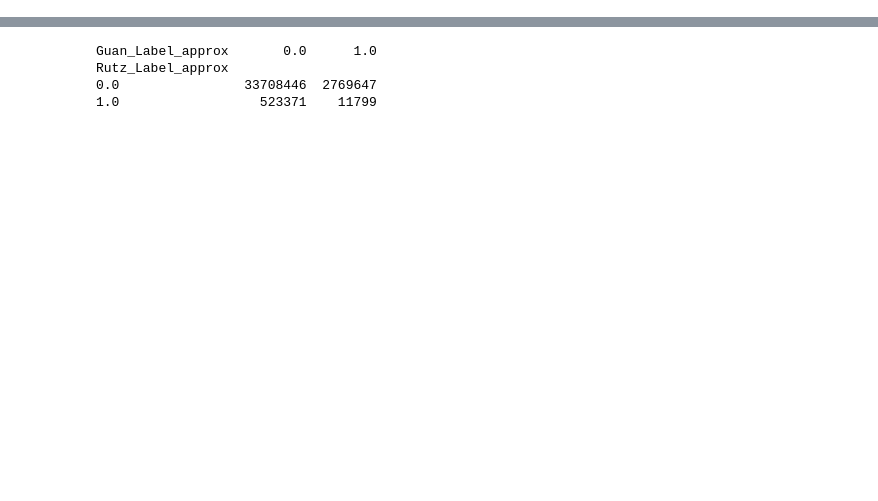
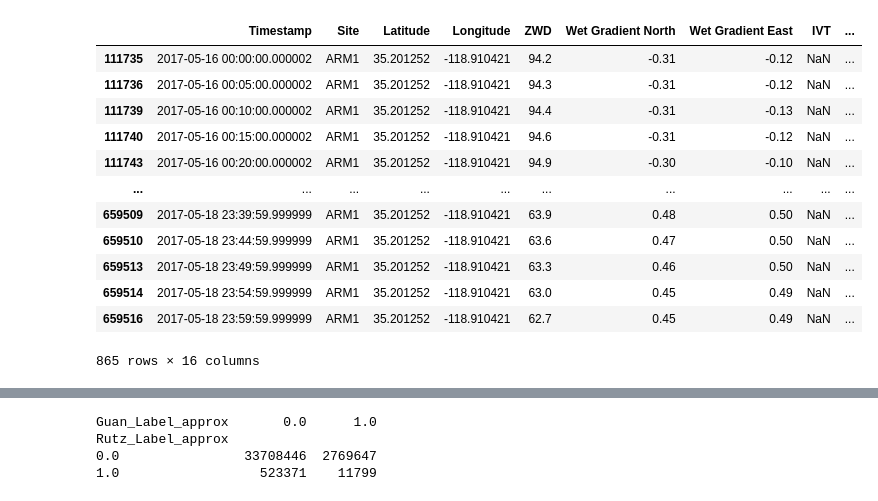
Before and after one commit to rohithreddy0087/integrated_weather_dataset, a Jupyter notebook: scripts/analysis/labels_coherence.ipynb, the cells around one changed output, grey strips where cells are left out. Drawn from its saved outputs; the diff is of its cells as text; code cells hidden in the pictures; blank space fills up the shorter version.

```diff
--- a/scripts/analysis/labels_coherence.ipynb
+++ b/scripts/analysis/labels_coherence.ipynb
@@ -12,4 +13,5 @@ from sklearn.metrics import confusion_matrix, cohen_kappa_score, roc_curve, auc
 # %%
-df = dd.read_parquet('/root/data/rrr/integrated_weather_dataset/data/integrated/parquet_fixed/2006.parquet')
-pdf = df.compute()
-pdf
+df1 = dd.read_parquet('/root/data/rrr/integrated_weather_dataset/data/integrated/parquet_fixed/2017.parquet')
+df2 = dd.read_parquet('/root/data/rrr/ES3-TACLS/AR/dataset/parquet/2017.parquet')
+pdf1 = df1.compute()
+pdf2 = df2.compute()
@@ -103,0 +34,21 @@ plt.show()
+# %%
+pdf1['Timestamp'] = pd.to_datetime(pdf1['Timestamp'])
+fi1 = pdf1[(pdf1['Site'] == 'ARM1') &
+                   (pdf1['Timestamp'] >= '2017-05-16') &
+                   (pdf1['Timestamp'] <= '2017-05-19')]
+
+fi1
+# %% [output]
+|  | Timestamp | Site | Latitude | Longitude | ZWD | Wet Gradient North | Wet Gradient East | IVT | ... |
+| 111735 | 2017-05-16 00:00:00.000002 | ARM1 | 35.201252 | -118.910421 | 94.2 | -0.31 | -0.12 | NaN | ... |
+| 111736 | 2017-05-16 00:05:00.000002 | ARM1 | 35.201252 | -118.910421 | 94.3 | -0.31 | -0.12 | NaN | ... |
+| 111739 | 2017-05-16 00:10:00.000002 | ARM1 | 35.201252 | -118.910421 | 94.4 | -0.31 | -0.13 | NaN | ... |
+| 111740 | 2017-05-16 00:15:00.000002 | ARM1 | 35.201252 | -118.910421 | 94.6 | -0.31 | -0.12 | NaN | ... |
+| 111743 | 2017-05-16 00:20:00.000002 | ARM1 | 35.201252 | -118.910421 | 94.9 | -0.30 | -0.10 | NaN | ... |
+| ... | ... | ... | ... | ... | ... | ... | ... | ... | ... |
+| 659509 | 2017-05-18 23:39:59.999999 | ARM1 | 35.201252 | -118.910421 | 63.9 | 0.48 | 0.50 | NaN | ... |
+| 659510 | 2017-05-18 23:44:59.999999 | ARM1 | 35.201252 | -118.910421 | 63.6 | 0.47 | 0.50 | NaN | ... |
+| 659513 | 2017-05-18 23:49:59.999999 | ARM1 | 35.201252 | -118.910421 | 63.3 | 0.46 | 0.50 | NaN | ... |
+| 659514 | 2017-05-18 23:54:59.999999 | ARM1 | 35.201252 | -118.910421 | 63.0 | 0.45 | 0.49 | NaN | ... |
+| 659516 | 2017-05-18 23:59:59.999999 | ARM1 | 35.201252 | -118.910421 | 62.7 | 0.45 | 0.49 | NaN | ... |
+865 rows × 16 columns
```
Also changed, not shown: parts of 15 cells of this notebook, 9 other files.
